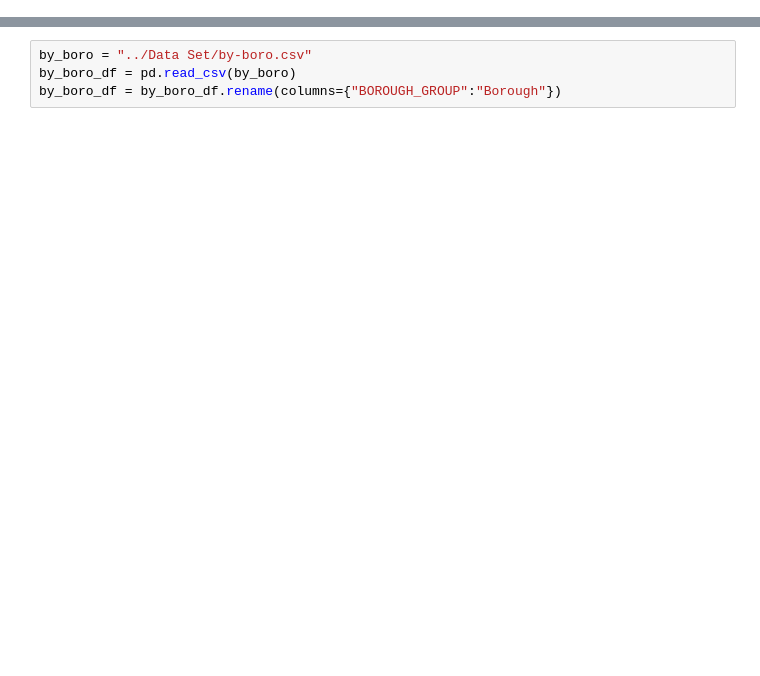
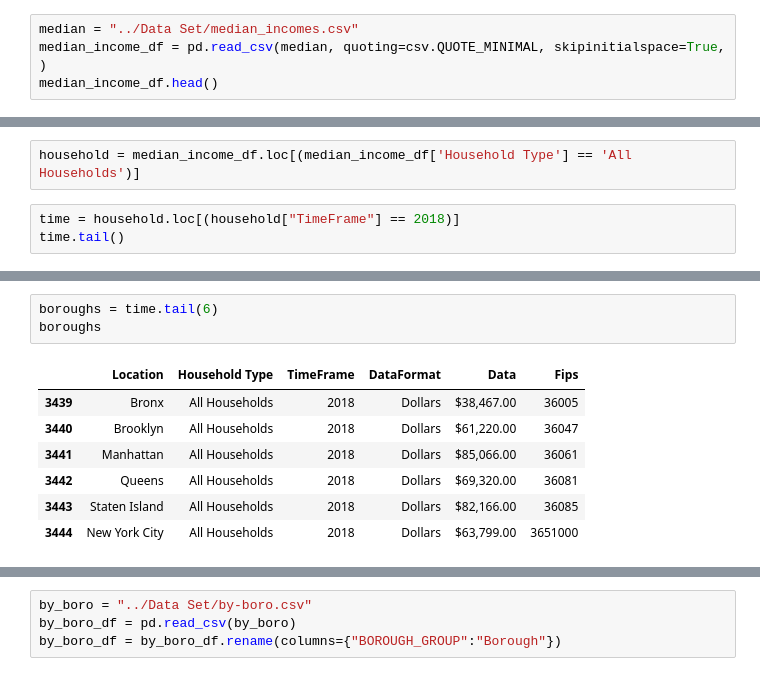
Before and after one commit to AMHlocal/Covid-19-and-NYC-Boroughs, a Jupyter notebook: data_viz/boro_death.ipynb, the cells around one changed output, grey strips where cells are left out. Drawn from its saved outputs; the diff is of its cells as text; blank space fills up the shorter version.

```diff
--- a/data_viz/boro_death.ipynb
+++ b/data_viz/boro_death.ipynb
@@ -91,0 +19,4 @@ renamed.head()
+# %%
+median = "../Data Set/median_incomes.csv"
+median_income_df = pd.read_csv(median, quoting=csv.QUOTE_MINIMAL, skipinitialspace=True, )
+median_income_df.head()
@@ -91,0 +40,5 @@ renamed.head()
+# %%
+household = median_income_df.loc[(median_income_df['Household Type'] == 'All Households')]
+# %%
+time = household.loc[(household["TimeFrame"] == 2018)]
+time.tail()
@@ -91,0 +52,11 @@ renamed.head()
+# %%
+boroughs = time.tail(6)
+boroughs
+# %% [output]
+|  | Location | Household Type | TimeFrame | DataFormat | Data | Fips |
+| 3439 | Bronx | All Households | 2018 | Dollars | $38,467.00 | 36005 |
+| 3440 | Brooklyn | All Households | 2018 | Dollars | $61,220.00 | 36047 |
+| 3441 | Manhattan | All Households | 2018 | Dollars | $85,066.00 | 36061 |
+| 3442 | Queens | All Households | 2018 | Dollars | $69,320.00 | 36081 |
+| 3443 | Staten Island | All Households | 2018 | Dollars | $82,166.00 | 36085 |
+| 3444 | New York City | All Households | 2018 | Dollars | $63,799.00 | 3651000 |
```
Also changed, not shown: parts of 23 cells of this notebook, 1 other file.
